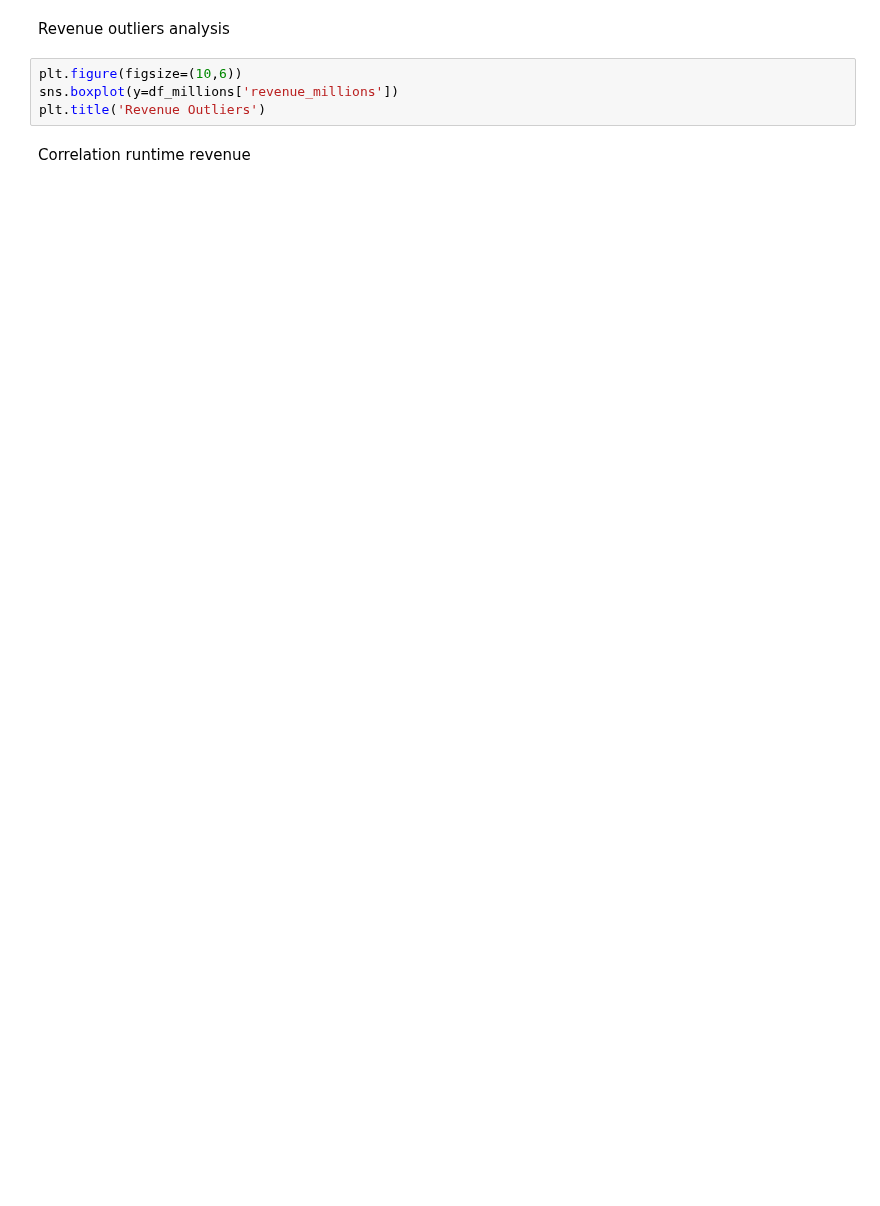
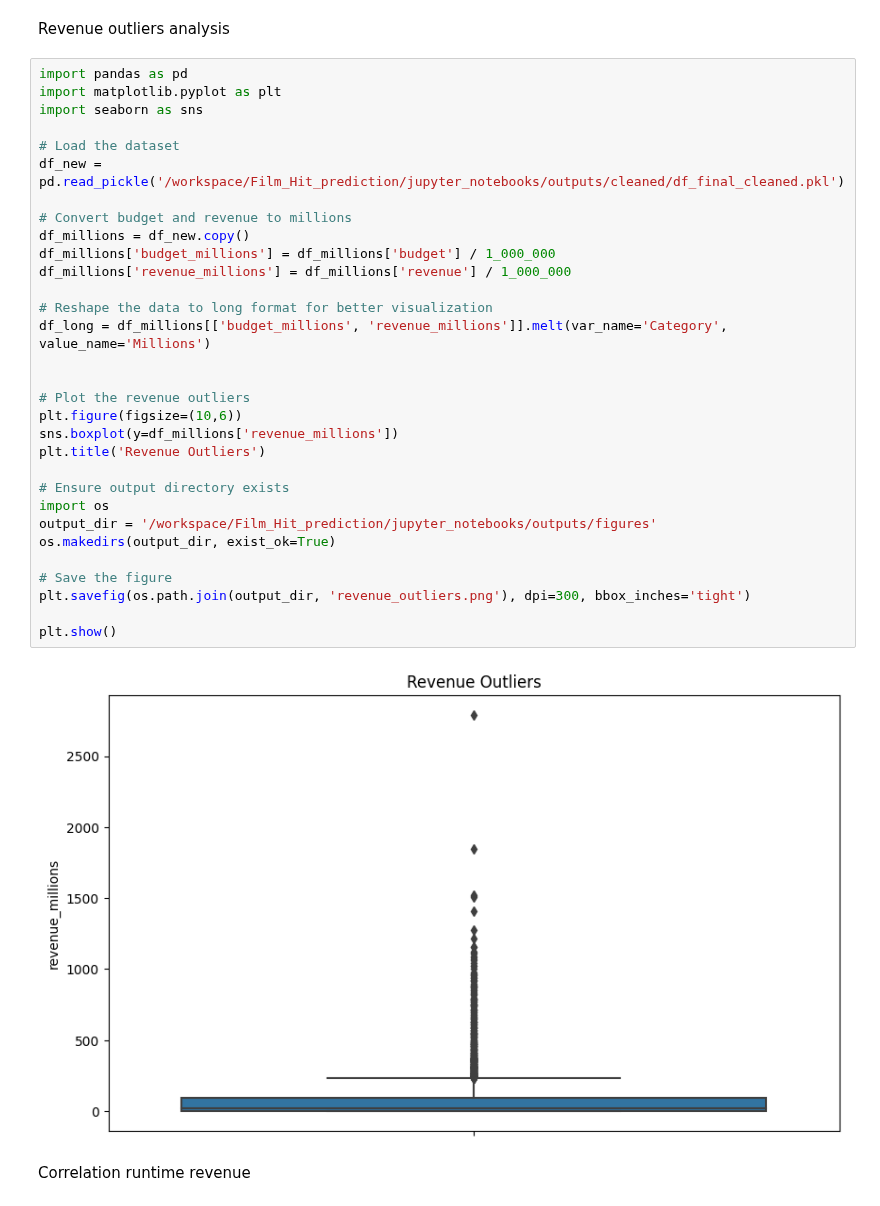
Before and after one commit to Agnieszkalukasiak/Film_Hit_prediction, a Jupyter notebook: jupyter_notebooks/Film_success_study.ipynb, the cells around one changed output. Drawn from its saved outputs; the diff is of its cells as text; blank space fills up the shorter version.

```diff
--- a/jupyter_notebooks/Film_success_study.ipynb
+++ b/jupyter_notebooks/Film_success_study.ipynb
@@ -358,9 +343,38 @@ plt.show()
 # %% [markdown]
 Revenue outliers analysis
-# %%
-plt.figure(figsize=(10,6))
-sns.boxplot(y=df_millions['revenue_millions'])
-plt.title('Revenue Outliers')
+# %%
+import pandas as pd
+import matplotlib.pyplot as plt
+import seaborn as sns
+
+# Load the dataset
+df_new = pd.read_pickle('/workspace/Film_Hit_prediction/jupyter_notebooks/outputs/cleaned/df_final_cleaned.pkl')
+
+# Convert budget and revenue to millions
+df_millions = df_new.copy()
+df_millions['budget_millions'] = df_millions['budget'] / 1_000_000
+df_millions['revenue_millions'] = df_millions['revenue'] / 1_000_000
+
+# Reshape the data to long format for better visualization
+df_long = df_millions[['budget_millions', 'revenue_millions']].melt(var_name='Category', value_name='Millions')
+
+
+# Plot the revenue outliers
+plt.figure(figsize=(10,6))
+sns.boxplot(y=df_millions['revenue_millions'])
+plt.title('Revenue Outliers')
+
+# Ensure output directory exists
+import os
+output_dir = '/workspace/Film_Hit_prediction/jupyter_notebooks/outputs/figures'
+os.makedirs(output_dir, exist_ok=True)
+
+# Save the figure
+plt.savefig(os.path.join(output_dir, 'revenue_outliers.png'), dpi=300, bbox_inches='tight')
+
+plt.show()
+# %% [output]
+[figure, added]
 # %% [markdown]
 Correlation runtime revenue
 # %%
```
Also changed, not shown: parts of 21 cells of this notebook, 16 other files.
